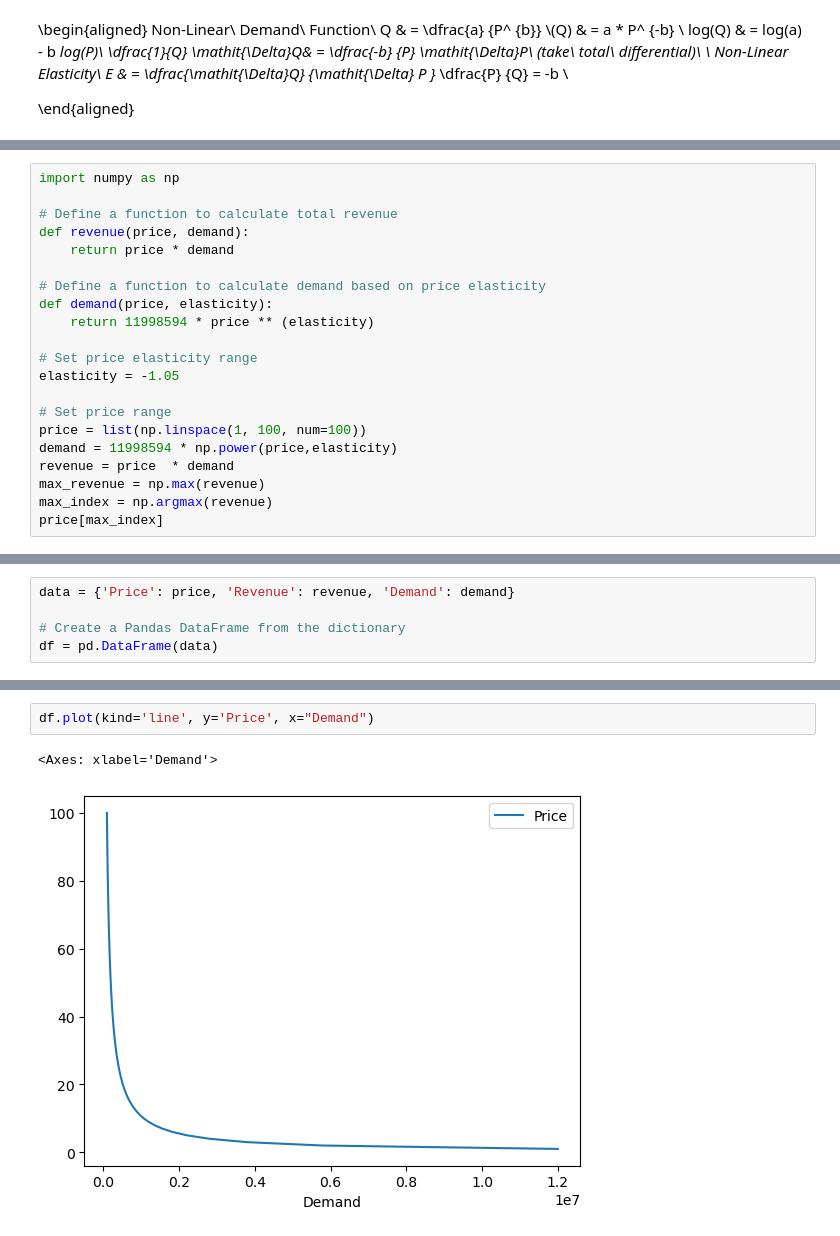
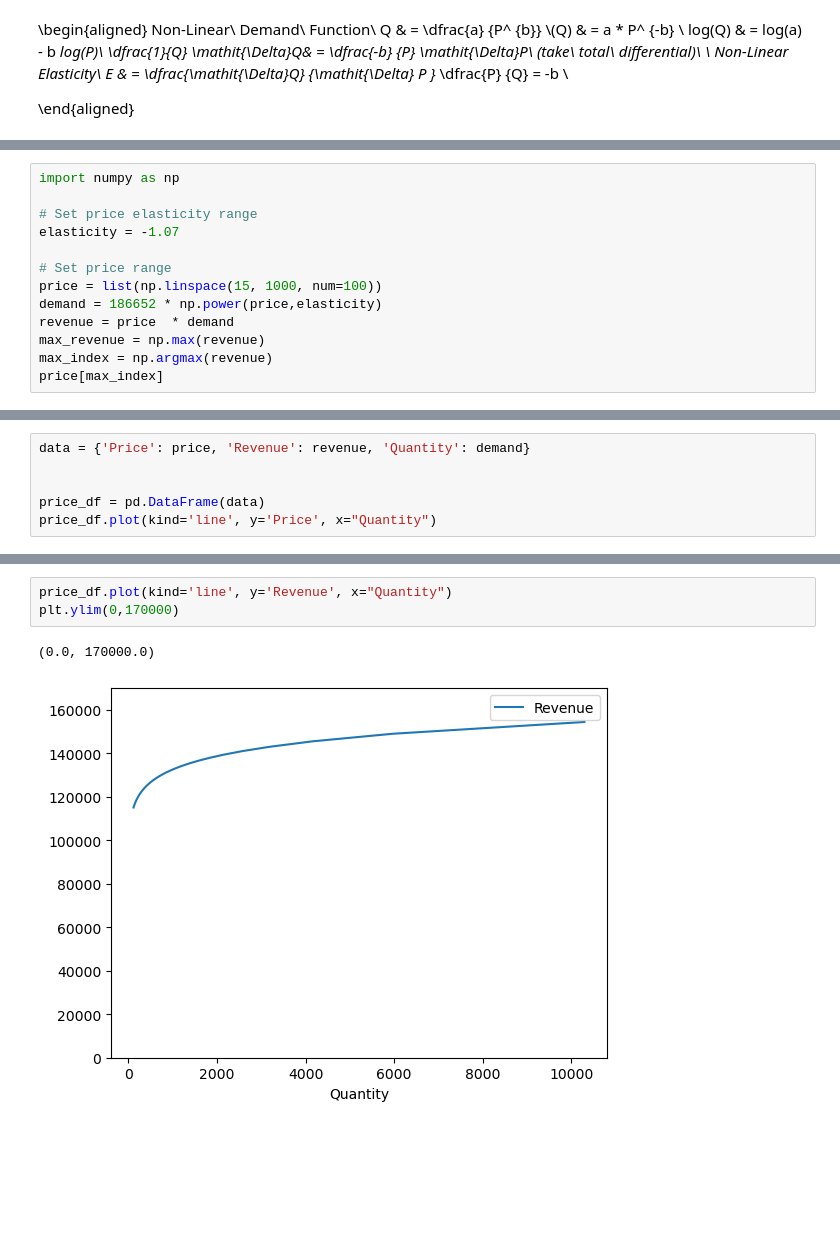
Before and after one commit to yuchenyeh/Machine-Learning-with-Python, a Jupyter notebook: Price_elasticity.ipynb, the cells around one changed output, grey strips where cells are left out. Cells and saved outputs as stored; diff of their text form; blank space fills up the shorter version.

Commit message:
modify price elasticity

```diff
--- a/Price_elasticity.ipynb
+++ b/Price_elasticity.ipynb
@@ -149,20 +143,12 @@ plt.show()
 # %%
 import numpy as np
 
-# Define a function to calculate total revenue
-def revenue(price, demand):
-    return price * demand
-
-# Define a function to calculate demand based on price elasticity
-def demand(price, elasticity):
-    return 11998594 * price ** (elasticity)
-
 # Set price elasticity range
-elasticity = -1.05
+elasticity = -1.07
 
 # Set price range
-price = list(np.linspace(1, 100, num=100))
-demand = 11998594 * np.power(price,elasticity)
+price = list(np.linspace(15, 1000, num=100))
+demand = 186652 * np.power(price,elasticity)
 revenue = price  * demand
 max_revenue = np.max(revenue)
 max_index = np.argmax(revenue)
@@ -172,5 +158,6 @@ price[max_index]
 # %%
-data = {'Price': price, 'Revenue': revenue, 'Demand': demand}
+data = {'Price': price, 'Revenue': revenue, 'Quantity': demand}
 
-# Create a Pandas DataFrame from the dictionary
-df = pd.DataFrame(data)
+
+price_df = pd.DataFrame(data)
+price_df.plot(kind='line', y='Price', x="Quantity")
@@ -177,6 +167,7 @@ df = pd.DataFrame(data)
 # %%
-df.plot(kind='line', y='Price', x="Demand")
+price_df.plot(kind='line', y='Revenue', x="Quantity")
+plt.ylim(0,170000)
 # %% [output]
-<Axes: xlabel='Demand'>
+(0.0, 170000.0)
-[figure, old version]
+[figure, new version]
 # %%
```
Also changed, not shown: parts of 12 cells of this notebook, 3 other files.
